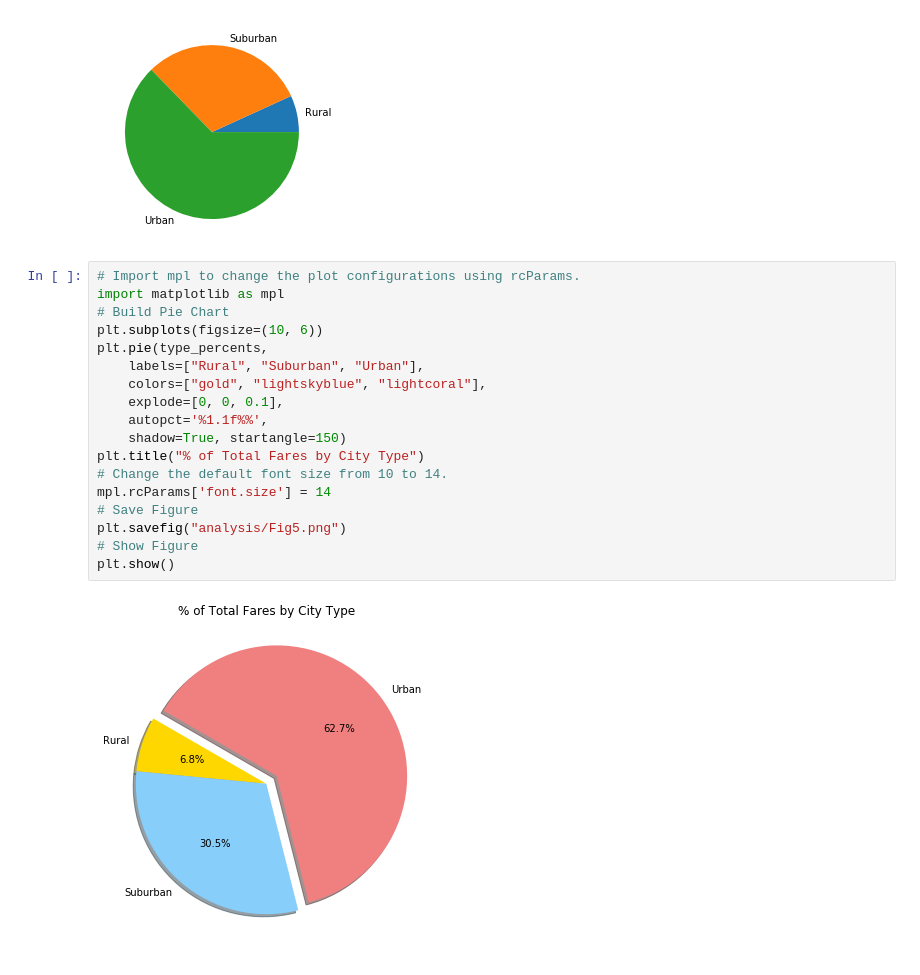
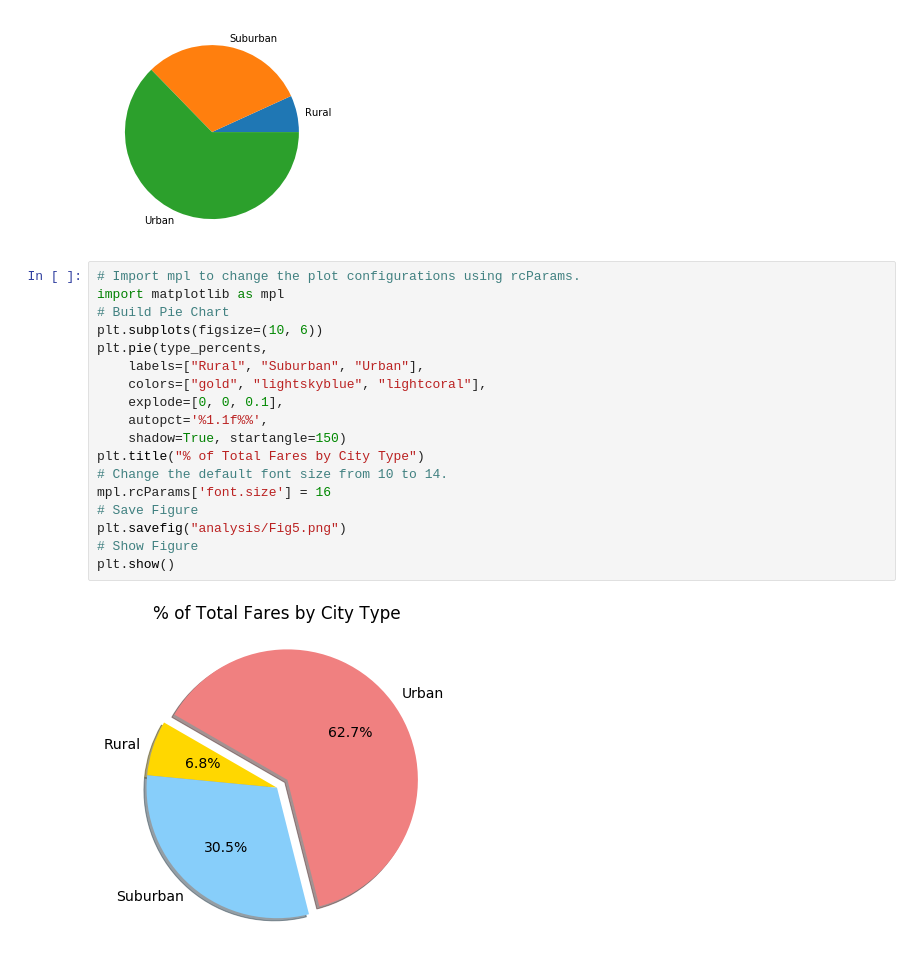
Before and after one commit to DrewPickering/PyBer_Analysis, a Jupyter notebook: PyBer.ipynb, the cells around one changed output. Saved outputs shown, nothing was run; the diff lists cells and outputs as text.

Commit message:
Pie Chart - Total Rides by Cuty Type

```diff
--- a/PyBer.ipynb
+++ b/PyBer.ipynb
@@ -917,20 +917,20 @@ plt.show()
 # %%
 # Import mpl to change the plot configurations using rcParams.
 import matplotlib as mpl
 # Build Pie Chart
 plt.subplots(figsize=(10, 6))
 plt.pie(type_percents,
     labels=["Rural", "Suburban", "Urban"],
     colors=["gold", "lightskyblue", "lightcoral"],
     explode=[0, 0, 0.1],
     autopct='%1.1f%%',
     shadow=True, startangle=150)
 plt.title("% of Total Fares by City Type")
 # Change the default font size from 10 to 14.
-mpl.rcParams['font.size'] = 14
+mpl.rcParams['font.size'] = 16
 # Save Figure
 plt.savefig("analysis/Fig5.png")
 # Show Figure
 plt.show()
 # %% [output]
-[figure, old version]
+[figure, new version]
```
Also changed, not shown: 1 other file.
